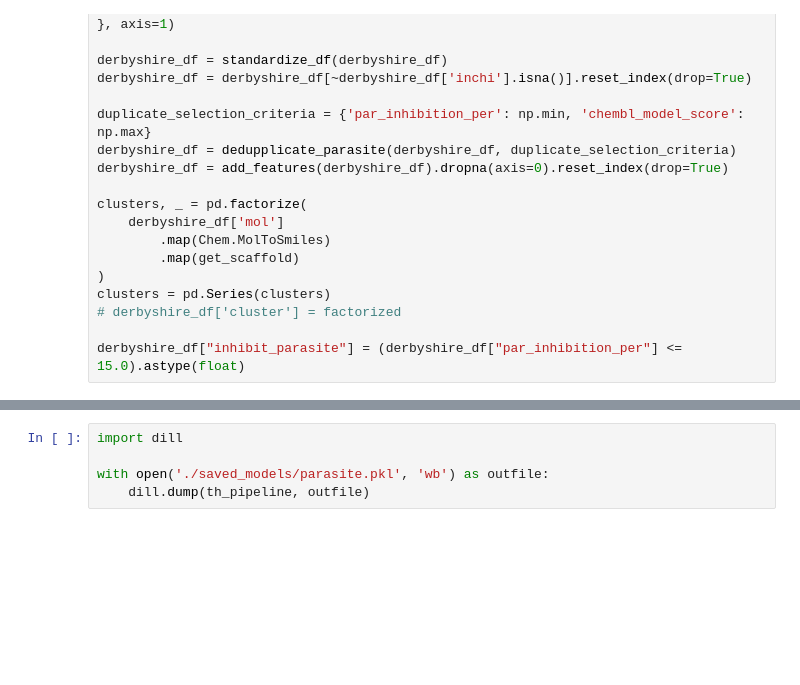
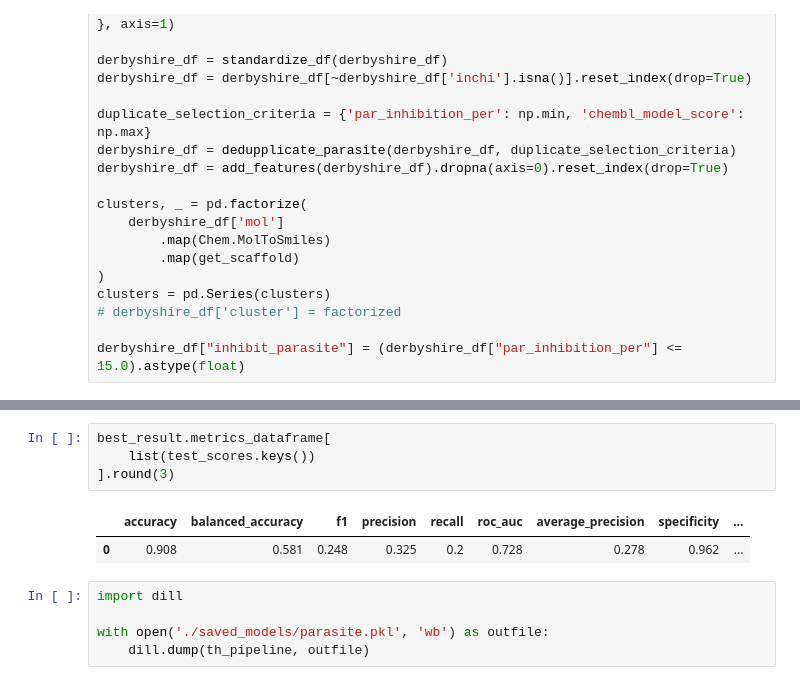
Before and after one commit to rahuldeve/malaria_model, a Jupyter notebook: parasite_v5.ipynb, the cells around one changed output, grey strips where cells are left out. Drawn from its saved outputs; the diff is of its cells as text; blank space fills up the shorter version.

```diff
--- a/parasite_v5.ipynb
+++ b/parasite_v5.ipynb
@@ -208,3 +179,10 @@ best_result.metrics_dataframe
+# %%
+best_result.metrics_dataframe[
+    list(test_scores.keys())
+].round(3)
+# %% [output]
+|  | accuracy | balanced_accuracy | f1 | precision | recall | roc_auc | average_precision | specificity | ... |
+| 0 | 0.908 | 0.581 | 0.248 | 0.325 | 0.2 | 0.728 | 0.278 | 0.962 | ... |
 # %%
 import dill
 
```
Also changed, not shown: parts of 11 cells of this notebook, 2 other files.
